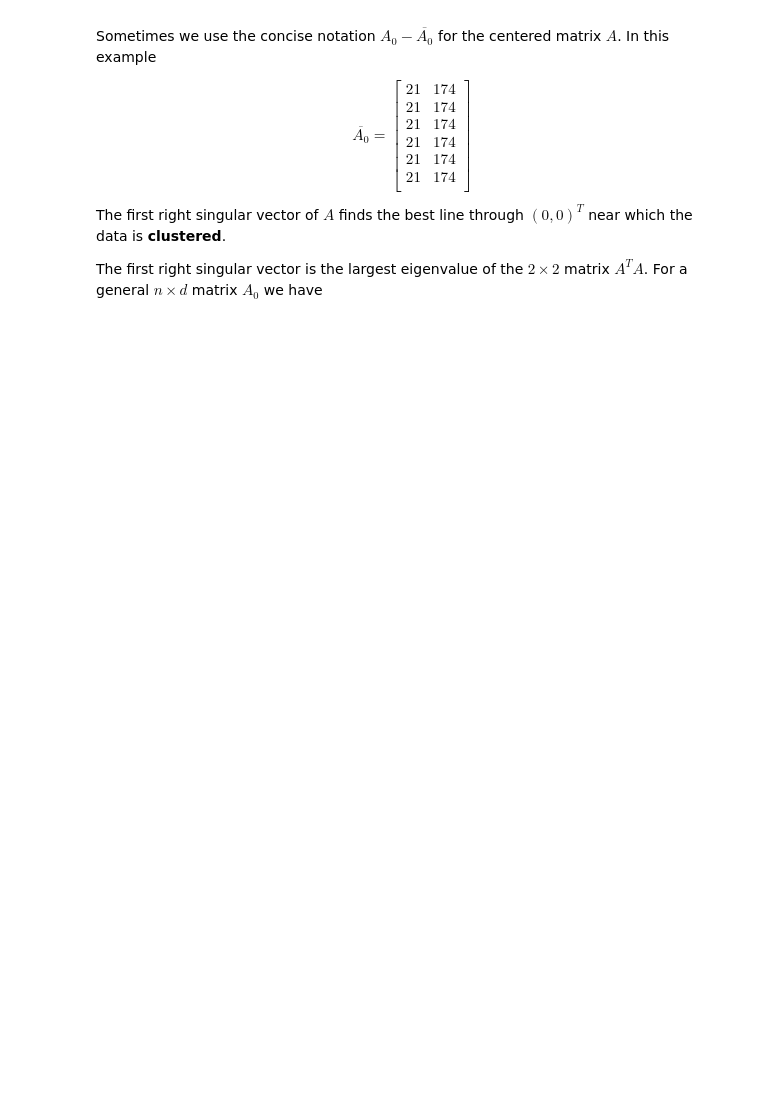
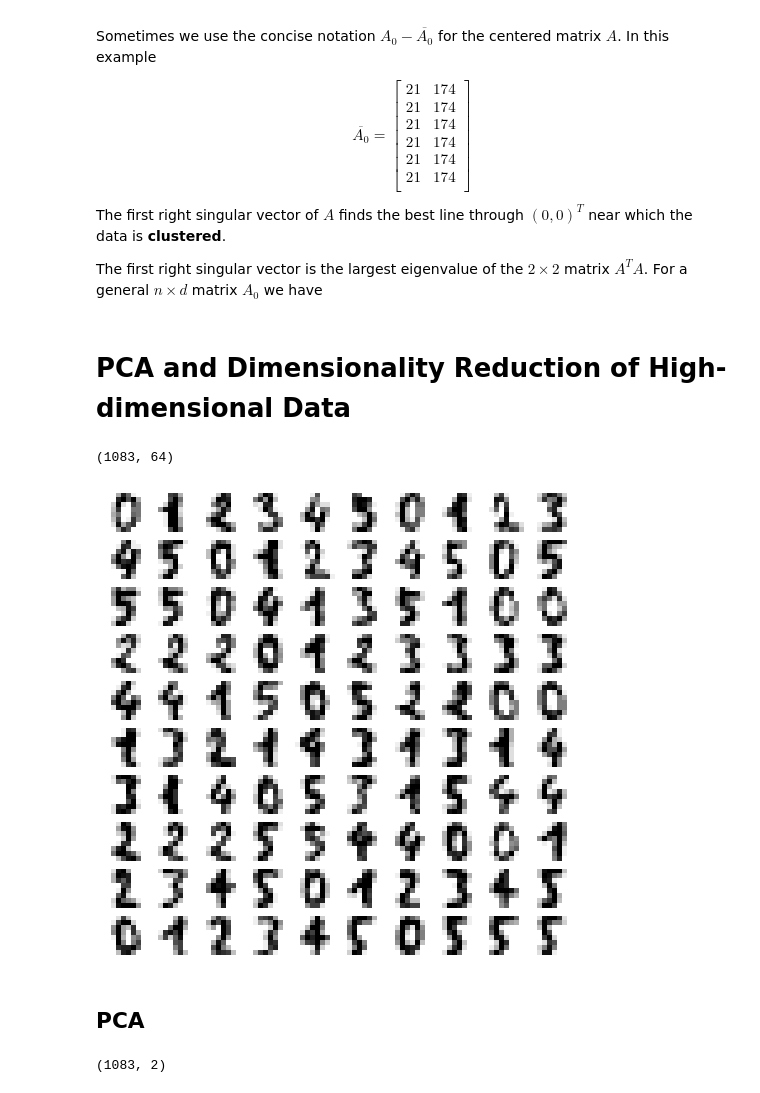
Before and after one commit to sinhp/mcfds, a Jupyter notebook: pca.ipynb, the cells around one changed output. Cells and saved outputs as stored; diff of their text form; code cells hidden in the pictures; blank space fills up the shorter version.

```diff
--- a/pca.ipynb
+++ b/pca.ipynb
@@ -175,3 +304,5 @@ The first right singular vector of $A$ finds the best line through $(0,0)^T$ nea
 
 
 The first right singular vector is the largest eigenvalue of the $2 \times 2$ matrix $A^T A$. For a general $n \times d$ matrix $A_0$ we have
+# %% [markdown]
+# PCA and Dimensionality Reduction of High-dimensional Data
@@ -177,0 +312,17 @@ The first right singular vector is the largest eigenvalue of the $2 \times 2$ ma
+# %%
+from sklearn.datasets import load_digits
+digits = load_digits(n_class=6)
+X, y = digits.data, digits.target
+X.shape
+# %% [output]
+(1083, 64)
+# %%
+fig, axs = plt.subplots(nrows=10, ncols=10, figsize=(6, 6))
+
+for idx, ax in enumerate(axs.ravel()):
+    ax.imshow(X[idx].reshape((8, 8)), cmap=plt.cm.binary)
+    ax.axis("off")
+
+plt.show()
+# %% [output]
+[figure, added]
@@ -177,0 +364,9 @@ The first right singular vector is the largest eigenvalue of the $2 \times 2$ ma
+# %% [markdown]
+## PCA
+# %%
+from sklearn.decomposition import PCA
+pca = PCA(n_components=2)
+Xt = pca.fit_transform(X)
+Xt.shape
+# %% [output]
+(1083, 2)
```
Also changed, not shown: parts of 10 cells of this notebook.
